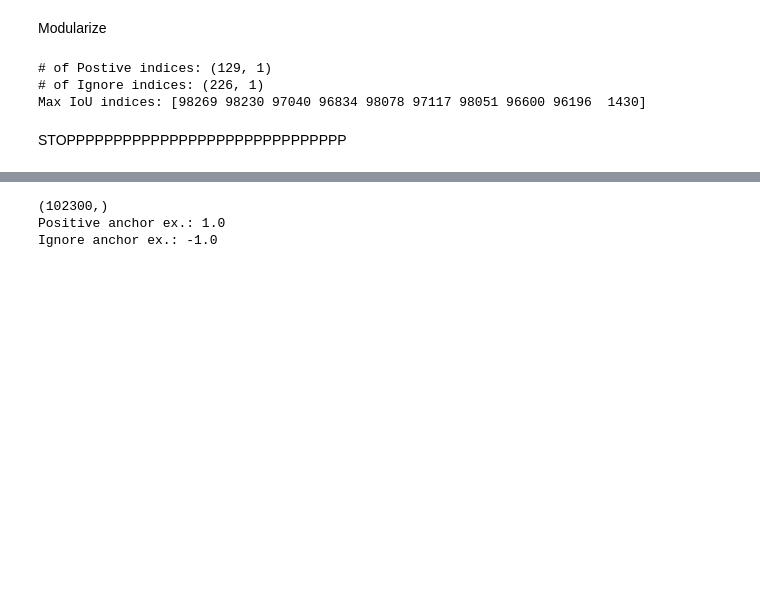
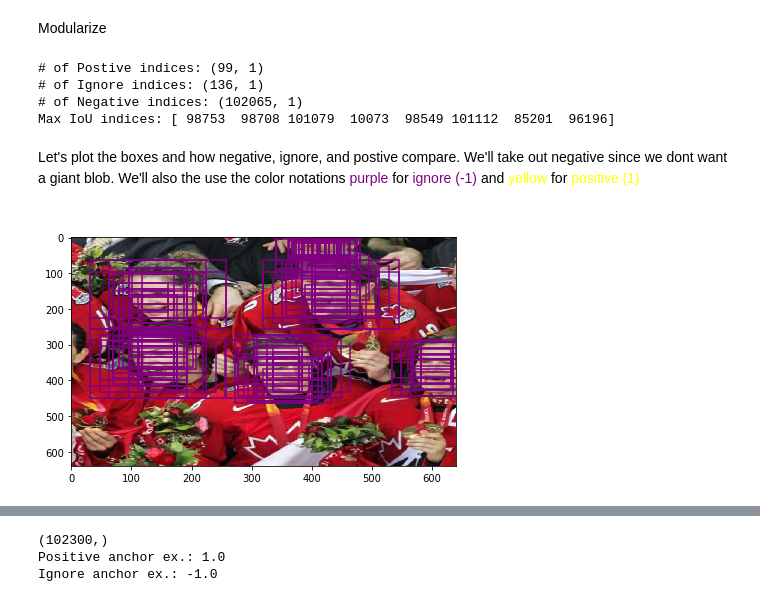
Before and after one commit to boltonn/tfcv, a Jupyter notebook: notebooks/AnchorBoxes.ipynb, the cells around one changed output, grey strips where cells are left out. Cells and saved outputs as stored; diff of their text form; code cells hidden in the pictures; blank space fills up the shorter version.

Commit message:
finished anchor boxes. Whoot whoot! now just change train_step

```diff
--- a/notebooks/AnchorBoxes.ipynb
+++ b/notebooks/AnchorBoxes.ipynb
@@ -619,7 +619,7 @@ def tf_compute_iou_map_fn(bbox, anchors):
 #just want to note the speedup
 
 start_time = time.time()
-iou = tf.map_fn(fn=lambda x: tf_compute_iou_map_fn(x, all_anchors), elems=unnormalized_bboxes)
-iou = tf.transpose(iou)
+ious = tf.map_fn(fn=lambda x: tf_compute_iou_map_fn(x, all_anchors), elems=unnormalized_bboxes)
+ious = tf.transpose(ious)
 print(time.time()-start_time)
 # %% [output]
@@ -631,7 +631,7 @@ TensorShape([102300, 10])
 # %%
 print(f'Indices w/ the highest overlap / IoU of our bboxesa and subsequent IoU values:\n\n')
-max_iou_indices = tf.math.argmax(iou, axis=1)
-max_ious = tf.math.reduce_max(iou, axis=1)
+max_iou_indices = tf.math.argmax(ious, axis=1)
+max_ious = tf.math.reduce_max(ious, axis=1)
 print(f'Indices:{max_iou_indices}')
 print(f"IoU's:  {max_ious}")
 # %% [output]
@@ -672,39 +672,52 @@ def tf_compute_gt_indices(
     positive_iou_thresh=0.5
 ):
     """ Obtain indices of gt annotations with the greatest overlap.
-    Args
-        anchors: np.array of annotations of shape (N, 4) for (x1, y1, x2, y2).
-        annotations: np.array of shape (N, 5) for (x1, y1, x2, y2, label).
-        negative_iou_thresh: IoU overlap for negative anchors (all anchors with overlap < negative_iou_thresh are negative).
+
+    Args:
+        anchors (tensor): np.array of annotations of shape (N, 4) for (x1, y1, x2, y2).
+        annotations (tensor): np.array of shape (N, 5) for (x1, y1, x2, y2, label).
+        negative_iou_thresh (float): IoU overlap for negative anchors (all anchors with overlap < negative_iou_thresh are negative).
             * RetinaNet uses 0.4 but RetinaFace used 0.3
-        positive_iou_thresh: IoU overlap or positive anchors (all anchors with overlap > positive_iou_thresh are positive).
-    Returns
-        positive_indices: indices of positive anchors
-        ignore_indices: indices of ignored anchors
-        max_iou_indices: ordered indices of anchors with max IoU
+        positive_iou_thresh (float): IoU overlap or positive anchors (all anchors with overlap > positive_iou_thresh are positive).
+
+    Returns:
+        positive_indices (tensor): Tensor of anchor indices that contain an object (>= positive_iou_thresh) [N x 1]
+        ignore_indices (tensor): indices of ignored anchor [N x 1]
+        negative_indices (tensor): Tensor of anchor indices that are background (< negative_iou_thresh) [N x 1]
+        max_iou_indices (tensor): ordered indices of anchors with max IoU [N x 1]
     """
 
     ious =  tf.map_fn(fn=lambda x: tf_compute_iou_map_fn(x, all_anchors), elems=unnormalized_bboxes)
     ious = tf.transpose(ious)
-    # indices of the anchor boxes with max IoU for each bbox annotation
+    # indices of the bbox annotation that each anchor box overlaps most with
     max_iou_indices = tf.math.argmax(ious, axis=1)
-    # the IoU at those indices
+    # the IoU's for those indices
     max_ious = tf.math.reduce_max(ious, axis=1)
 
     positive_indices = tf.where(tf.math.greater_equal(max_ious, positive_iou_thresh))
 
-    ignore_indices = tf.where(tf.math.logical_and(tf.math.greater(max_ious, negative_iou_thresh), tf.math.less(max_ious, positive_iou_thresh)))
+    ignore_indices = tf.where(tf.math.logical_and(tf.math.greater_equal(max_ious, negative_iou_thresh), tf.math.less(max_ious, positive_iou_thresh)))
 
-    return positive_indices, ignore_indices, max_iou_indices
+    negative_indices = tf.where(tf.math.less(max_ious, negative_iou_thresh))
+
+    return positive_indices, ignore_indices, negative_indices, max_iou_indices
 # %%
-positive_indices, ignore_indices, max_iou_indices = tf_compute_gt_indices(all_anchors, unnormalized_bboxes, negative_iou_thresh=0.4, positive_iou_thresh=0.5)
+positive_indices, ignore_indices, negative_indices, max_iou_indices = tf_compute_gt_indices(all_anchors, unnormalized_bboxes, negative_iou_thresh=0.4, positive_iou_thresh=0.5)
 # %%
 print(f'# of Postive indices: {positive_indices.shape}')
 print(f'# of Ignore indices: {ignore_indices.shape}')
+print(f'# of Negative indices: {negative_indices.shape}')
 print(f'Max IoU indices: {argmax_overlaps_inds}')
 # %% [output]
-# of Postive indices: (129, 1)
-# of Ignore indices: (226, 1)
-Max IoU indices: [98269 98230 97040 96834 98078 97117 98051 96600 96196  1430]
+# of Postive indices: (99, 1)
+# of Ignore indices: (136, 1)
+# of Negative indices: (102065, 1)
+Max IoU indices: [ 98753  98708 101079  10073  98549 101112  85201  96196]
-# %% [markdown]
-STOPPPPPPPPPPPPPPPPPPPPPPPPPPPPPP
+# %% [markdown]
+Let's plot the boxes and how negative, ignore, and postive compare. We'll take out negative since we dont want a giant blob.
+We'll also the use the color notations <font color='purple'>purple</font> for <font color='purple'>ignore (-1)</font> and  <font color='yellow'>yellow</font> for <font color='yellow'>positive (1)</font>
+# %%
+ignore_anchors = tf.reshape(tf.gather(all_anchors, ignore_indices), [ignore_indices.shape[0], 4])
+plot_boxes(title='Ignore (-1) Anchor Boxes', img=img, boxes=ignore_anchors, normalized=False, box_color='purple')
+# %% [output]
+[figure, added]
```
Also changed, not shown: parts of 47 cells of this notebook, 5 other files.
